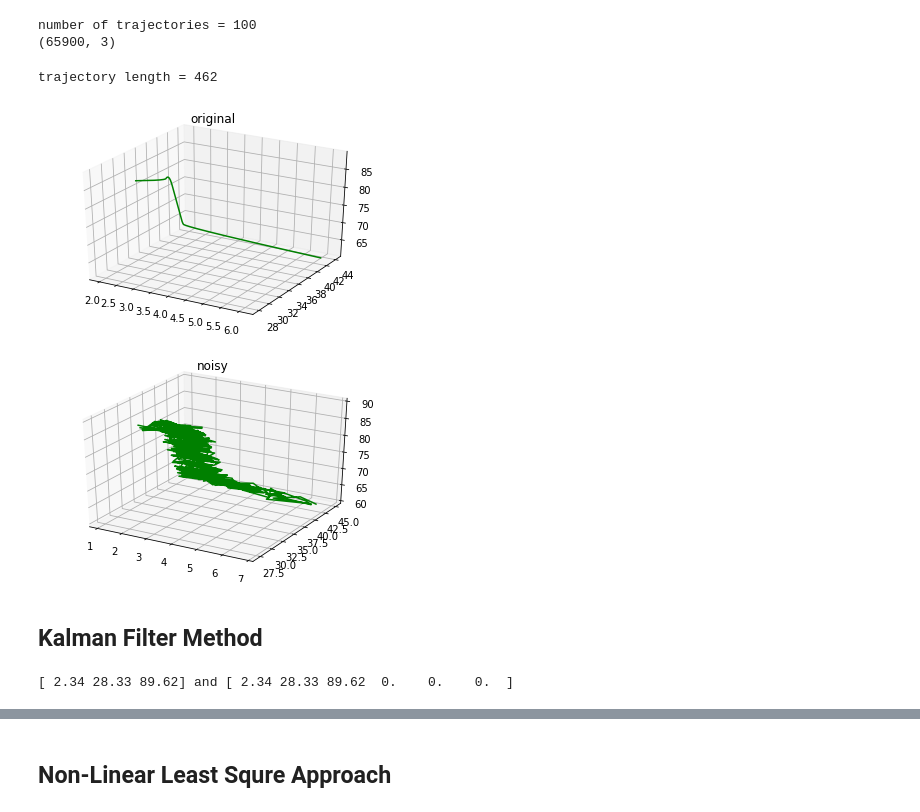
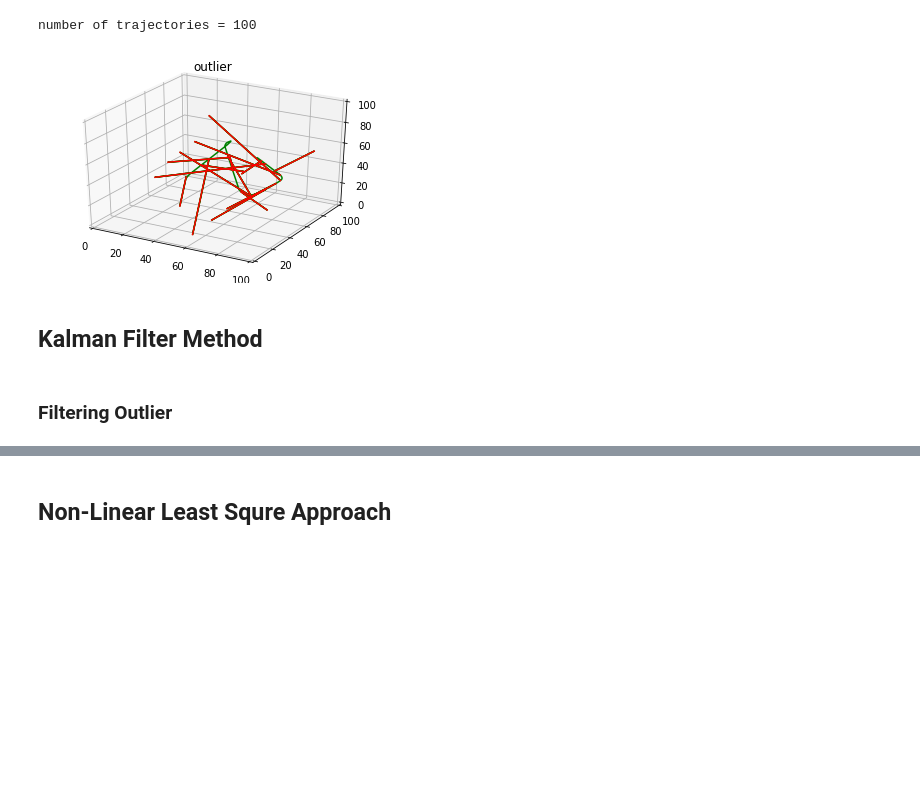
Before and after one commit to STEMO-CS5340/filter_least_squares_estimator, a Jupyter notebook: kalman.ipynb, the cells around one changed output, grey strips where cells are left out. Saved outputs shown, nothing was run; the diff lists cells and outputs as text; code cells hidden in the pictures; blank space fills up the shorter version.

Commit message:
update kalman filter and NLLS results

```diff
--- a/kalman.ipynb
+++ b/kalman.ipynb
@@ -11,7 +11,7 @@ from mpl_toolkits import mplot3d
 import datetime
 # %%
 # read CSV file
-traj_lens = np.loadtxt('./Trajectory/data/traj_lens.csv')
+traj_lens = np.loadtxt('./Trajectory/data0503/traj_lens.csv')
 print(f"number of trajectories = {len(traj_lens)}")
 
 traj_start = np.zeros((len(traj_lens)+1,1), dtype=int)
@@ -24,36 +24,48 @@ for length in traj_lens[:]:
 
 # traj_end[-1] = traj_lens[-1] + traj_end[-2] - 1
 
-original_position_list = np.loadtxt('./Trajectory/data/original_position_list.csv')
-position_noise_001 = np.loadtxt('./Trajectory/data/position_noise_0.01.csv')
-position_noise_01 = np.loadtxt('./Trajectory/data/position_noise_0.1.csv')
-position_noise_1 = np.loadtxt('./Trajectory/data/position_noise_1.csv')
+original_position_list = np.loadtxt('./Trajectory/data0503/original_position_list.csv')
+position_noise_01 = np.loadtxt('./Trajectory/data0503/position_noise_0.1.csv')
+position_noise_1 = np.loadtxt('./Trajectory/data0503/position_noise_1.csv')
+position_noise_2 = np.loadtxt('./Trajectory/data0503/position_noise_2.csv')
+position_noise_5 = np.loadtxt('./Trajectory/data0503/position_noise_5.csv')
 
-connnected = np.loadtxt('./Trajectory/data/connected_ct_0.1.csv')
+position_no_outlier = np.loadtxt('./Trajectory/data/outlier_0.01-c/ori_position.csv')
+position_outlier_001 = np.loadtxt('./Trajectory/data/outlier_0.01-c/with_outlier_position.csv')
 
-print(original_position_list.shape)
+outlier_indices = np.loadtxt('./Trajectory/data/outlier_0.01-c/outlier_indices.csv', delimiter=' ')
+outlier_indices = outlier_indices.astype(int)
 # %% [output]
 number of trajectories = 100
-(65900, 3)
 # %%
-traject_select = 2
 
-original = original_position_list[traj_start[traject_select][0]: traj_start[traject_select+1][0]][:]
-noisy = position_noise_01[traj_start[traject_select][0]: traj_start[traject_select+1][0]][:]
 
-def plot_trajectory(x, title):
+def plot_trajectory(x, title, outliers=[]):
+    x = np.array(x)
     fig = plt.figure()
     ax = plt.axes(projection='3d')
+    ax.set_xlim3d(0,100)
+    ax.set_ylim3d(0,100)
+    ax.set_zlim3d(0,100)
     plt.title(title)
     xline = x[:,0]
     yline = x[:,1]
     zline = x[:,2]
     ax.plot3D(xline, yline, zline, 'green')
+    for o in outliers:
+        if o != 0 and o != len(x) - 1:
+            xline = x[o-1:o+1, 0]
+            yline = x[o-1:o+1, 1]
+            zline = x[o-1:o+1, 2]
+            ax.plot3D(xline, yline, zline, 'red')
 
 def plot_compare(x1, x2, title, label1, label2):
     fig = plt.figure()
     ax = plt.axes(projection='3d')
     plt.title(title)
+    ax.set_xlim3d(0,100)
+    ax.set_ylim3d(0,100)
+    ax.set_zlim3d(0,100)
 
     xline = x1[:,0]
     yline = x1[:,1]
@@ -64,16 +76,20 @@ def plot_compare(x1, x2, title, label1, label2):
     yline = x2[:,1]
     zline = x2[:,2]
     ax.plot3D(xline, yline, zline, 'blue')
-
-
-plot_trajectory(original, "original")
-plot_trajectory(noisy, "noisy")
-
-print(f"trajectory length = {noisy.shape[0]}")
-# %% [output]
-trajectory length = 462
-[figure, removed]
-[figure, removed]
+# %%
+##### Define Data being used
+
+
+# traject_select = 10
+# original = original_position_list[traj_start[traject_select][0]: traj_start[traject_select+1][0]][:]
+# noisy = position_noise_5[traj_start[traject_select][0]: traj_start[traject_select+1][0]][:]
+# outlier = position_outlier_001[traj_start[traject_select][0]: traj_start[traject_select+10][0]][:]
+
+original = position_no_outlier[:2000]
+outlier = position_outlier_001[:2000]
+plot_trajectory(outlier, "outlier",outlier_indices)
+# %% [output]
+[figure, added]
 # %% [markdown]
 ## Kalman Filter Method
 # %%
@@ -112,6 +128,8 @@ def initialise_filter(filter):
 
     # process noise
     filter.Q = np.diag([1e-3,1e-3,1e-3, 1e-2, 1e-2, 1e-2]) #Q_discrete_white_noise(3, dt, .1)
+# %% [markdown]
+### Filtering Outlier
 # %%
 filter = KalmanFilter(dim_x=6, dim_z=3) # internal state has x,y,z,vx,vy,vz
 
@@ -120,25 +138,22 @@ initialise_filter(filter)
 # feeding data to kalman filter
 
 # initialise the state
-initial_guess = np.concatenate([noisy[0],np.array([0,0,0])])
+initial_guess = np.concatenate([outlier[0],np.array([0,0,0])])
 filter.x = initial_guess
 
 np.set_printoptions(precision=2);
 
 # prediction
-filtered = np.zeros((original.shape[0],6))
+filtered = np.zeros((outlier.shape[0],6))
 filtered[0] = initial_guess # no filter available yet
-for i in range(original.shape[0]):
+for i in range(outlier.shape[0]):
 
     if i == 0:
-        print(f"{noisy[i]} and {filter.x}")
+        # print(f"{outlier[i]} and {filter.x}")
         continue
 
     filter.predict()
-    # print(f"{noisy[i]} and {filter.x}")
-    error = noisy[i] - filter.x[0:3]
-    filter.update(noisy[i])
+    error = outlier[i] - filter.x[0:3]
+    filter.update(outlier[i])
 
     filtered[i] = filter.x
-# %% [output]
-[ 2.34 28.33 89.62] and [ 2.34 28.33 89.62  0.    0.    0.  ]
```
Also changed, not shown: parts of 6 cells of this notebook.
